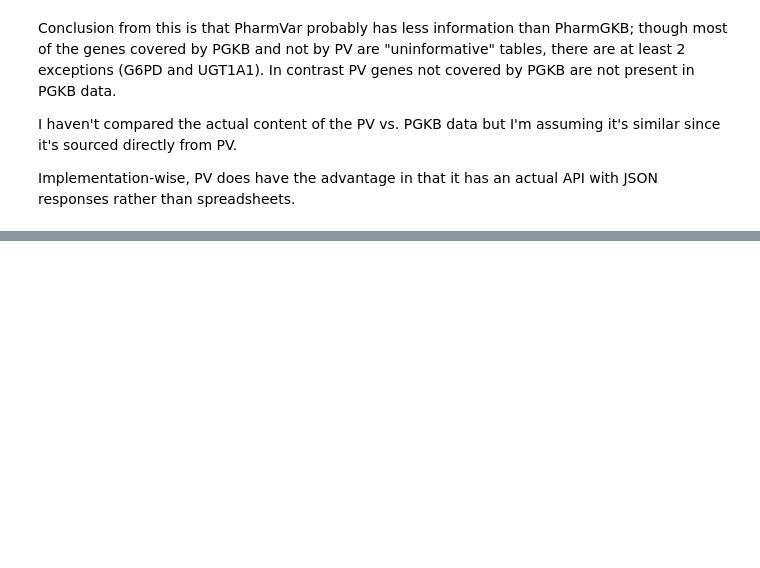
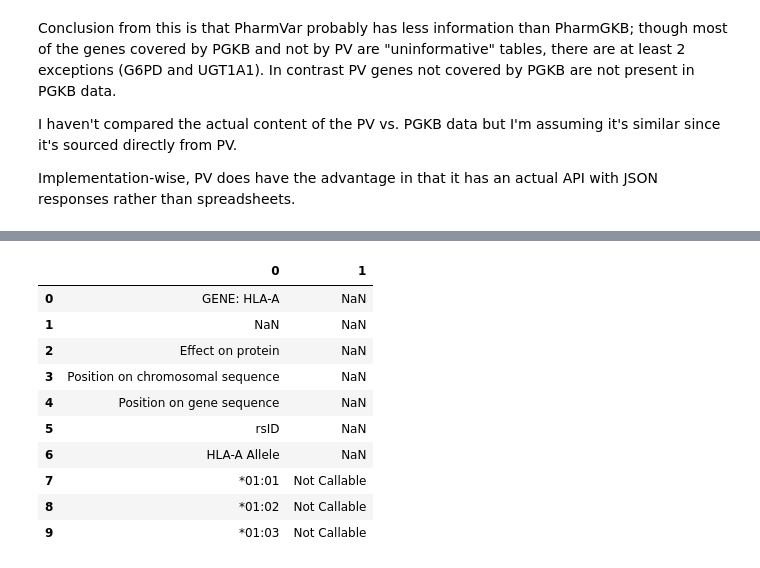
Before and after one commit to EBIvariation/opentargets-pharmgkb, a Jupyter notebook: data-exploration/star-alleles.ipynb, the cells around one changed output, grey strips where cells are left out. Drawn from its saved outputs; the diff is of its cells as text; code cells hidden in the pictures; blank space fills up the shorter version.

```diff
--- a/data-exploration/star-alleles.ipynb
+++ b/data-exploration/star-alleles.ipynb
@@ -316,0 +340,14 @@ Implementation-wise, PV does have the advantage in that it has an actual API wit
+# %%
+allele_def_tables['HLA-A'].head(10)
+# %% [output]
+|  | 0 | 1 |
+| 0 | GENE: HLA-A | NaN |
+| 1 | NaN | NaN |
+| 2 | Effect on protein | NaN |
+| 3 | Position on chromosomal sequence | NaN |
+| 4 | Position on gene sequence | NaN |
+| 5 | rsID | NaN |
+| 6 | HLA-A Allele | NaN |
+| 7 | *01:01 | Not Callable |
+| 8 | *01:02 | Not Callable |
+| 9 | *01:03 | Not Callable |
```
Also changed, not shown: parts of 10 cells of this notebook.
